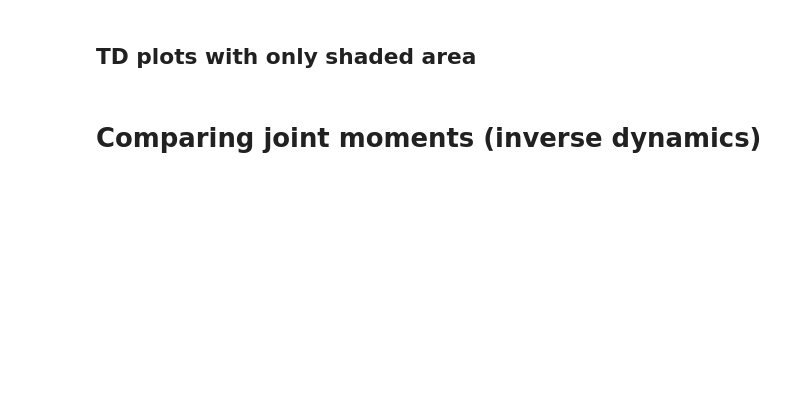
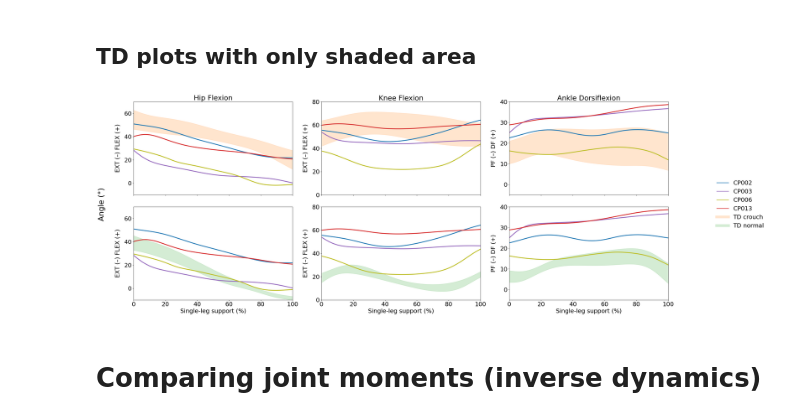
Before and after one commit to Vasilisa98/Cerebral-Palsy-Project, a Jupyter notebook: code/step_by_step_analysis.ipynb, the cells around one changed output. Cells and saved outputs as stored; diff of their text form; code cells hidden in the pictures; blank space fills up the shorter version.

Commit message:
Updated plots for thesis

```diff
--- a/code/step_by_step_analysis.ipynb
+++ b/code/step_by_step_analysis.ipynb
@@ -2227,8 +2231,8 @@ for i, muscle in enumerate(muscles_to_plot):
 # %% [markdown]
 # Load files for the comparison
 # %%
-subject = 'PC002'
-trial_name = 'trial2_r1'
+subject = 'PC013'
+trial_name = 'trial3_r1'
 leg = 'l' if (subject == 'PC006') else 'r'
 ceinms_activations = import_file(os.path.join(simulations_dir, subject, trial_name, 'ceinms', 'execution', 'Activations.sto'))
 so_activations = import_file(os.path.join(simulations_dir, subject, trial_name, 'Results_SO_and_MA', 'StaticOptimization_activation.sto'))
@@ -2518,36 +2533,45 @@ for i, joint in enumerate(joints):
         y = -cp_data[sub][joint] if joint == 'knee' else cp_data[sub][joint]
         ax.plot(x, y, color=cp_colors[sub], linewidth=3)
 
     # TD normal
     m, ci = tdn_stats[joint]
     m = -m if joint == 'knee' else m
     ax.fill_between(x, m - ci, m + ci, color=tdn_color, alpha=0.2)
 
     ax.set_xlim(0, 100)
     ax.set_ylim(*y_limits[joint])
     ax.set_xlabel('Single‐leg support (%)', fontsize=22)
     ax.text(-0.1, 0.5, angle_labels[joint],
             transform=ax.transAxes,
             ha='center', va='center',
             rotation=90, fontsize=22)
     ax.grid(False)
 
 # Global y-axis label
 fig.text(0.01, 0.5, 'Angle (°)', va='center', rotation='vertical', fontsize=28)
 
 # Legend
 from matplotlib.lines import Line2D
 handles = (
     [Line2D([0],[0], color=cp_colors[s], lw=2) for s in cp_subjects] +
     [Line2D([0],[0], color=tdc_color, lw=10, alpha=0.2),
      Line2D([0],[0], color=tdn_color, lw=10, alpha=0.2)]
 )
-labels = cp_subjects + ['TD crouch', 'TD normal']
-fig.legend(handles, labels, loc='center left', bbox_to_anchor=(1.0, 0.5), frameon=False, fontsize=22)
+# Replace "PC" with "CP" in the labels for the legend
+labels = [s.replace('PC', 'CP') for s in cp_subjects] + ['TD crouch', 'TD normal']
+
+fig.legend(handles, labels,
+           loc='center left',
+           bbox_to_anchor=(1.0, 0.5),
+           frameon=False,
+           fontsize=22)
 
 plt.tight_layout(rect=[0.03, 0, 0.95, 1])
-fig.savefig(os.path.join(simulations_dir, 'Plots_for_thesis', 'joint_kinematics_combined.png'), dpi=300, bbox_inches='tight')
+fig.savefig(os.path.join(simulations_dir, 'Plots_for_thesis', 'joint_kinematics_combined.png'),
+            dpi=300, bbox_inches='tight')
 plt.show()
+# %% [output]
+[figure, added]
 # %% [markdown]
 # Comparing joint moments (inverse dynamics)
 # %%
```
Also changed, not shown: parts of 7 cells of this notebook, 5 other files.
